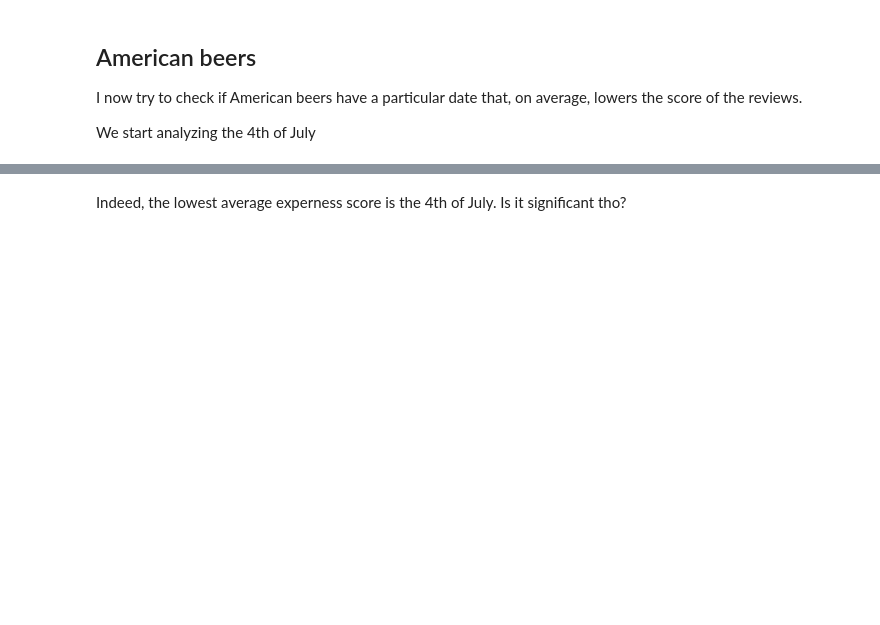
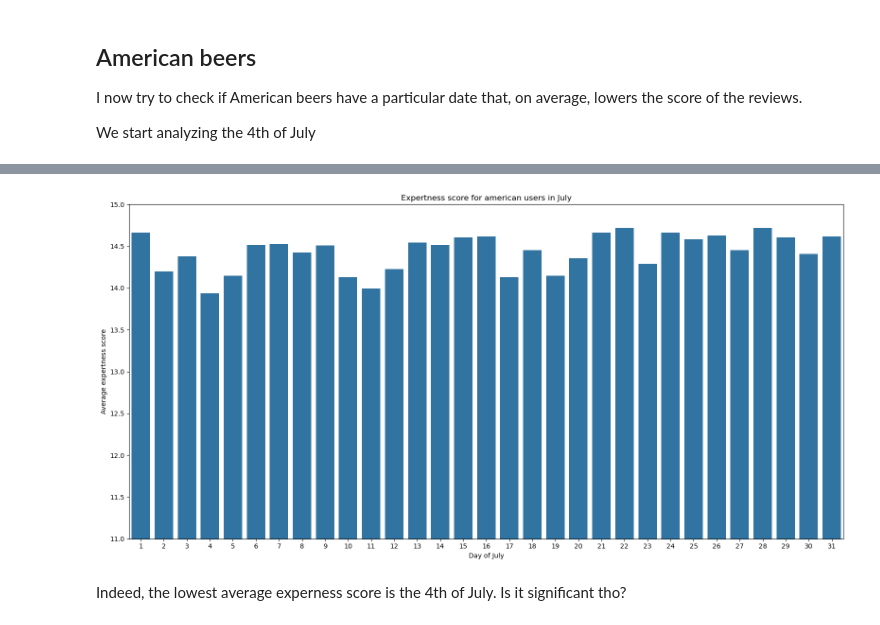
Before and after one commit to nada401/brewing-knowledge, a Jupyter notebook: src/scripts/quality_over_year/quality_over_year.ipynb, the cells around one changed output, grey strips where cells are left out. Drawn from its saved outputs; the diff is of its cells as text; code cells hidden in the pictures; blank space fills up the shorter version.

```diff
--- a/src/scripts/quality_over_year/quality_over_year.ipynb
+++ b/src/scripts/quality_over_year/quality_over_year.ipynb
@@ -178,3 +193,16 @@ exp_july.head(31)
+# %%
+fig, ax = plt.subplots(figsize=(16,8))
+
+sns.barplot(x='day', y='mean', data=exp_july, ax=ax)
+ax.set_ylabel('Average expertness score')
+ax.set_xlabel('Day of July')
+ax.set_title('Expertness score for american users in July')
+ax.set_ylim(11, 15)
+
+plt.tight_layout()
+plt.show()
+# %% [output]
+[figure, added]
 # %% [markdown]
 Indeed, the lowest average experness score is the 4th of July. Is it significant tho?
 # %%
```
Also changed, not shown: parts of 29 cells of this notebook.
